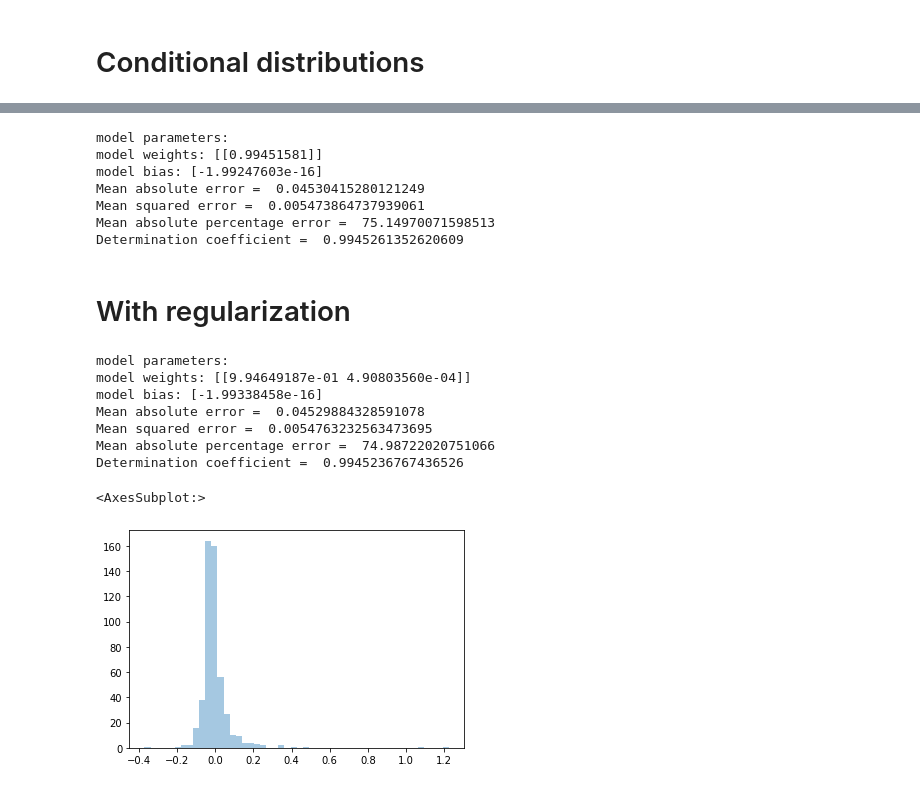
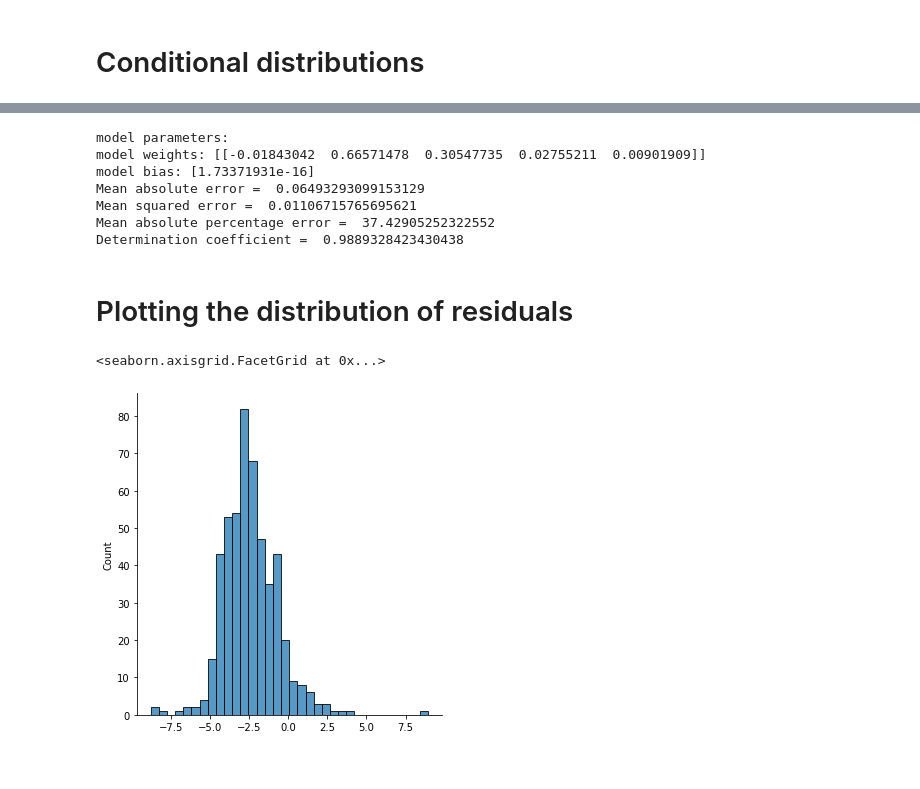
Before and after one commit to morkovka1337/multidimensional_data_processing, a Jupyter notebook: task2.ipynb, the cells around one changed output, grey strips where cells are left out. Cells and saved outputs as stored; diff of their text form; code cells hidden in the pictures.

Commit message:
add more variables

```diff
--- a/task2.ipynb
+++ b/task2.ipynb
@@ -175,8 +240,8 @@ Determination coefficient =  0.992984901575095
 # %%
 # Highlight predictors
-X = subdataset[['Price']]
+X = subdataset[[ 'Dividend Yield', '52 Week Low', '52 Week High', 'Earnings/Share', 'Market Cap']]
 # Allocate the target variable
-y = data[['52 Week Low']]
+y = data[['Price']]
 # Division into training and test samples
 X_train, X_test, y_train, y_test = train_test_split(
     X, y, test_size=0.33, random_state=42)
@@ -186,12 +251,12 @@ for i in range(len(y_test)):
     x.append(i)
 # Create a linear regression model
 reg = LinearRegression()
+# Train a linear regression model
 scaler = StandardScaler()
 X_train = pd.DataFrame(scaler.fit_transform(X_train))
 y_train = pd.DataFrame(scaler.fit_transform(y_train))
 X_test = pd.DataFrame(scaler.fit_transform(X_test))
 y_test = pd.DataFrame(scaler.fit_transform(y_test))
-# Train a linear regression model
 reg.fit(X_train, y_train)
 # Forecast on a test sample
 y_pred = reg.predict(X_test)
@@ -211,71 +276,26 @@ print('Mean absolute percentage error = ', mape.squeeze())
 print('Determination coefficient = ', reg.score(X_test, y_test))
 # %% [output]
 model parameters:
-model weights: [[0.99451581]]
-model bias: [-1.99247603e-16]
-Mean absolute error =  0.04530415280121249
-Mean squared error =  0.005473864737939061
-Mean absolute percentage error =  75.14970071598513
-Determination coefficient =  0.9945261352620609
+model weights: [[-0.01843042  0.66571478  0.30547735  0.02755211  0.00901909]]
+model bias: [1.73371931e-16]
+Mean absolute error =  0.06493293099153129
+Mean squared error =  0.01106715765695621
+Mean absolute percentage error =  37.42905252322552
+Determination coefficient =  0.9889328423430438
-# %% [markdown]
-# With regularization
-# %%
-# Highlight predictors
-X = subdataset[['Price', 'Dividend Yield']]
-# Allocate the target variable
-y = data[['52 Week Low']]
-# Division into training and test samples
-X_train, X_test, y_train, y_test = train_test_split(
-    X, y, test_size=0.33, random_state=42)
-
-x = []
-for i in range(len(y_test)):
-    x.append(i)
-# Create a linear regression model
-reg = LinearRegression()
-# Train a linear regression model
-scaler = StandardScaler()
-X_train = pd.DataFrame(scaler.fit_transform(X_train))
-y_train = pd.DataFrame(scaler.fit_transform(y_train))
-X_test = pd.DataFrame(scaler.fit_transform(X_test))
-y_test = pd.DataFrame(scaler.fit_transform(y_test))
-reg.fit(X_train, y_train)
-# Forecast on a test sample
-y_pred = reg.predict(X_test)
-params = np.append(reg.intercept_, reg.coef_)
-print('model parameters:')
-print('model weights:', reg.coef_)
-print('model bias:', reg.intercept_)
-
-
-# Calculation of model metrics
-mae = mean_absolute_error(y_test, y_pred)
-mse = mean_squared_error(y_test, y_pred)
-print('Mean absolute error = ', mae)
-print('Mean squared error = ', mse)
-mape = mean_absolute_percentage_error(y_test, y_pred)
-print('Mean absolute percentage error = ', mape.squeeze())
-print('Determination coefficient = ', reg.score(X_test, y_test))
-# %% [output]
-model parameters:
-model weights: [[9.94649187e-01 4.90803560e-04]]
-model bias: [-1.99338458e-16]
-Mean absolute error =  0.04529884328591078
-Mean squared error =  0.0054763232563473695
-Mean absolute percentage error =  74.98722020751066
-Determination coefficient =  0.9945236767436526
+# %% [markdown]
+# Plotting the distribution of residuals
 # %%
-# Plotting the distribution of residuals
+
 scaler = StandardScaler()
-X = subdataset[['Price', 'Dividend Yield']]
+X = subdataset[[ 'Dividend Yield', '52 Week Low', '52 Week High', 'Earnings/Share', 'Market Cap']]
+y = data[['Price']]
 X = pd.DataFrame(scaler.fit_transform(X))
-y = data[['52 Week Low']]
 y_pred_all = np.array(reg.predict(X))
 y = pd.DataFrame(scaler.fit_transform(y))
 y1 = np.array(y)
 y2 = np.array(y_pred_all)
 y_diff = y1[:,0] - y2[:,0]
-sns.distplot(y_diff, kde=False)
+sns.displot(y_diff, kde=False)
 # %% [output]
-<AxesSubplot:>
+<seaborn.axisgrid.FacetGrid at 0x...>
-[figure, old version]
+[figure, new version]
```
Also changed, not shown: parts of 11 cells of this notebook.
